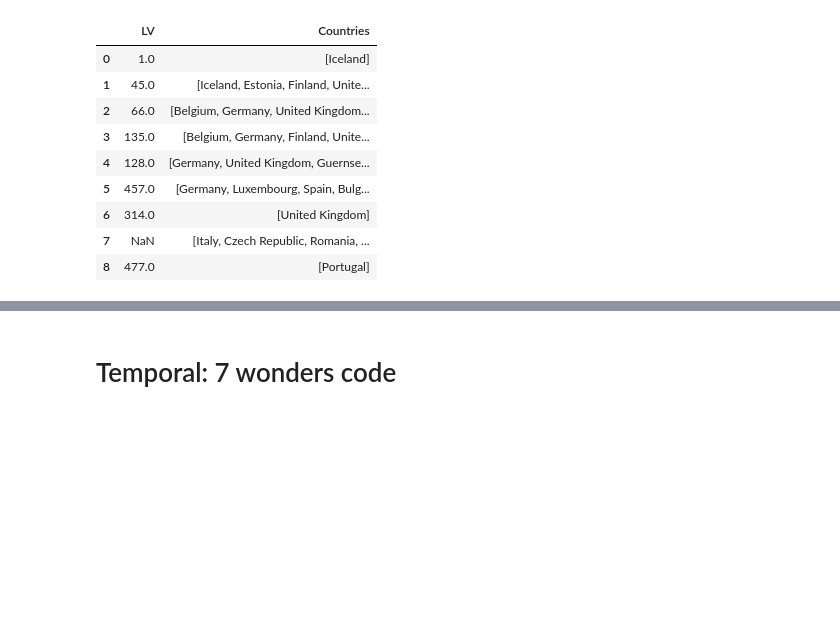
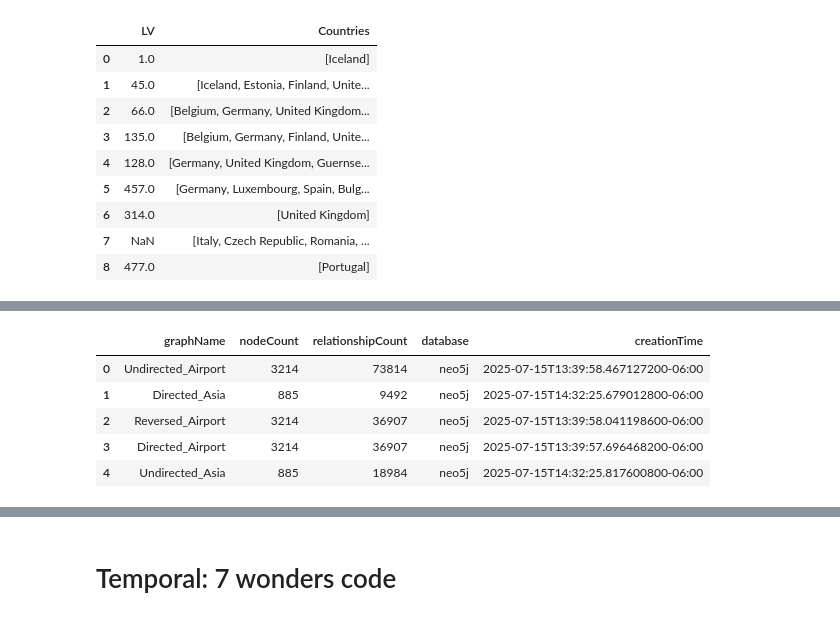
Before and after one commit to ch0fas/MG_Proyecto2, a Jupyter notebook: Python_Proyecto2.ipynb, the cells around one changed output, grey strips where cells are left out. Saved outputs shown, nothing was run; the diff lists cells and outputs as text; code cells hidden in the pictures; blank space fills up the shorter version.

```diff
--- a/Python_Proyecto2.ipynb
+++ b/Python_Proyecto2.ipynb
@@ -454,0 +487,9 @@ db.custom_query(f"""
+# %%
+db.check_subgraphs()
+# %% [output]
+|  | graphName | nodeCount | relationshipCount | database | creationTime |
+| 0 | Undirected_Airport | 3214 | 73814 | neo5j | 2025-07-15T13:39:58.467127200-06:00 |
+| 1 | Directed_Asia | 885 | 9492 | neo5j | 2025-07-15T14:32:25.679012800-06:00 |
+| 2 | Reversed_Airport | 3214 | 36907 | neo5j | 2025-07-15T13:39:58.041198600-06:00 |
+| 3 | Directed_Airport | 3214 | 36907 | neo5j | 2025-07-15T13:39:57.696468200-06:00 |
+| 4 | Undirected_Asia | 885 | 18984 | neo5j | 2025-07-15T14:32:25.817600800-06:00 |
```
Also changed, not shown: parts of 16 cells of this notebook, 1 other file.
